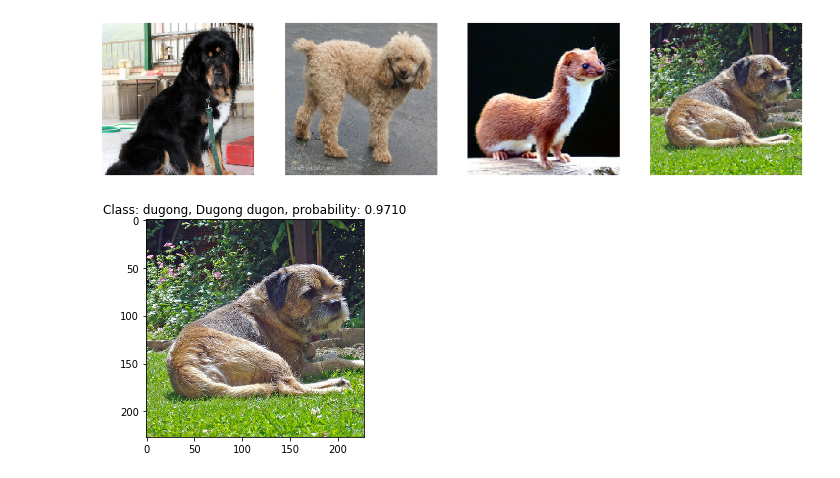
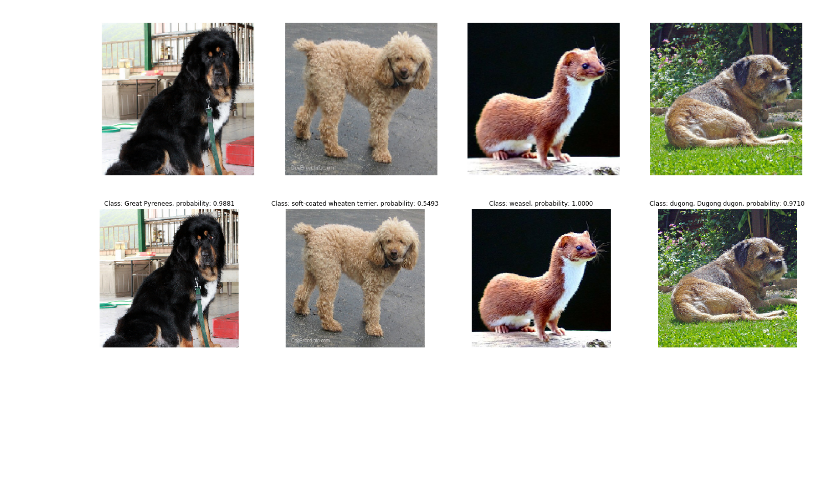
Before and after one commit to 3outeille/Research-Paper-Summary, a Jupyter notebook: src/architecture/alexnet/tensorflow_2/alexnet_tf2.ipynb, the cells around one changed output. Drawn from its saved outputs; the diff is of its cells as text; code cells hidden in the pictures; blank space fills up the shorter version.

Commit message:
Fix plot problems

```diff
--- a/src/architecture/alexnet/tensorflow_2/alexnet_tf2.ipynb
+++ b/src/architecture/alexnet/tensorflow_2/alexnet_tf2.ipynb
@@ -247,16 +247,19 @@ for i, img in enumerate(imgs):
 [figure]
 # %%
 imagenet_mean = np.array([104., 117., 124.], dtype=np.float32)
+
+fig2 = plt.figure(figsize=(25,5))
 
 for i, image in enumerate(imgs):
     img = cv2.resize(image.astype(np.float32), (227,227))
     img -= imagenet_mean
     img = img.reshape((1,227,227,3))
     probs = model.predict(img)
     class_name = class_names[np.argmax(probs)]
 
-    fig.add_subplot(1,4,i+1)
+    fig2.add_subplot(1,4,i+1)
     plt.imshow(cv2.cvtColor(image, cv2.COLOR_BGR2RGB))
     plt.title("Class: " + class_name + ", probability: %.4f" %probs[0,np.argmax(probs)])
+    plt.axis('off')
 # %% [output]
-[figure, old version]
+[figure, new version]
```
